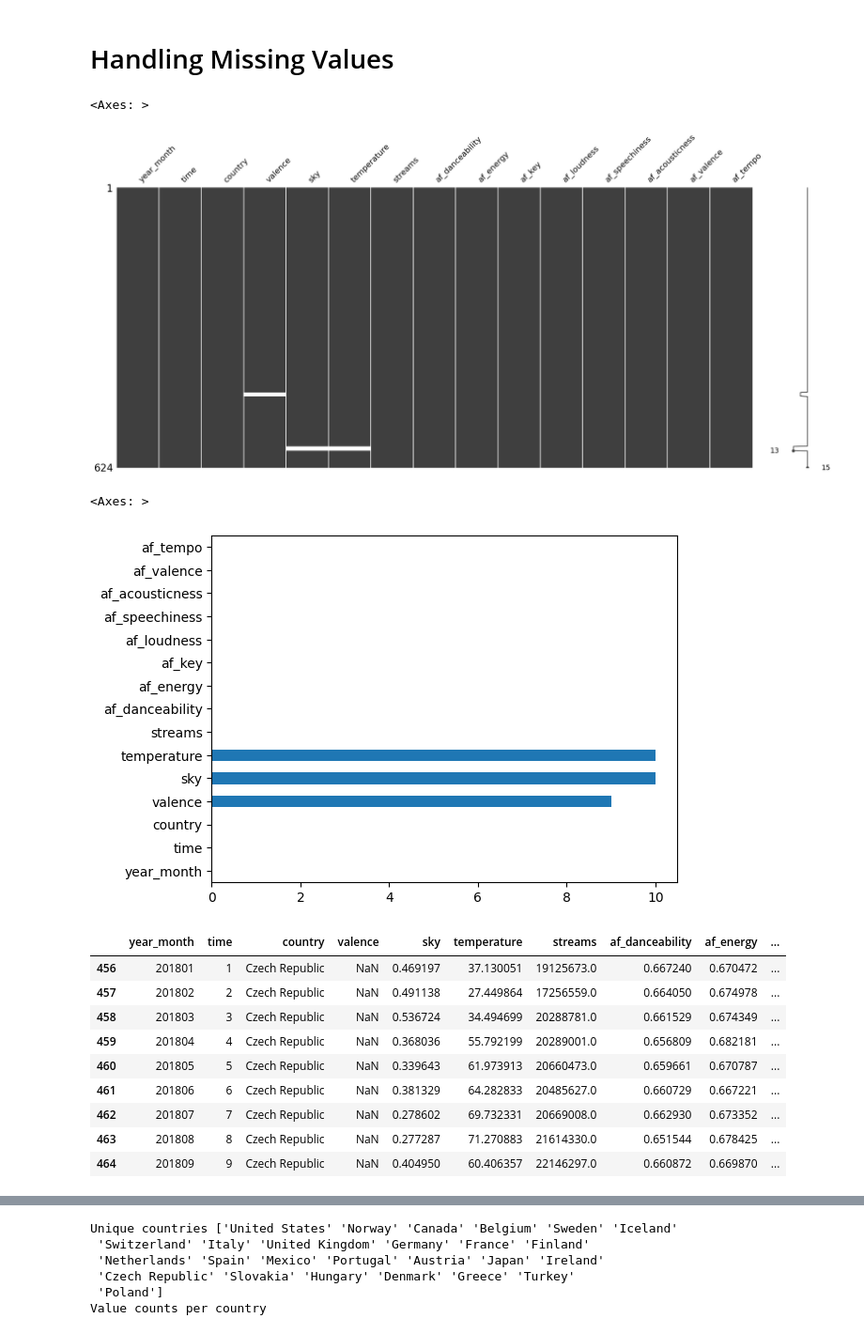
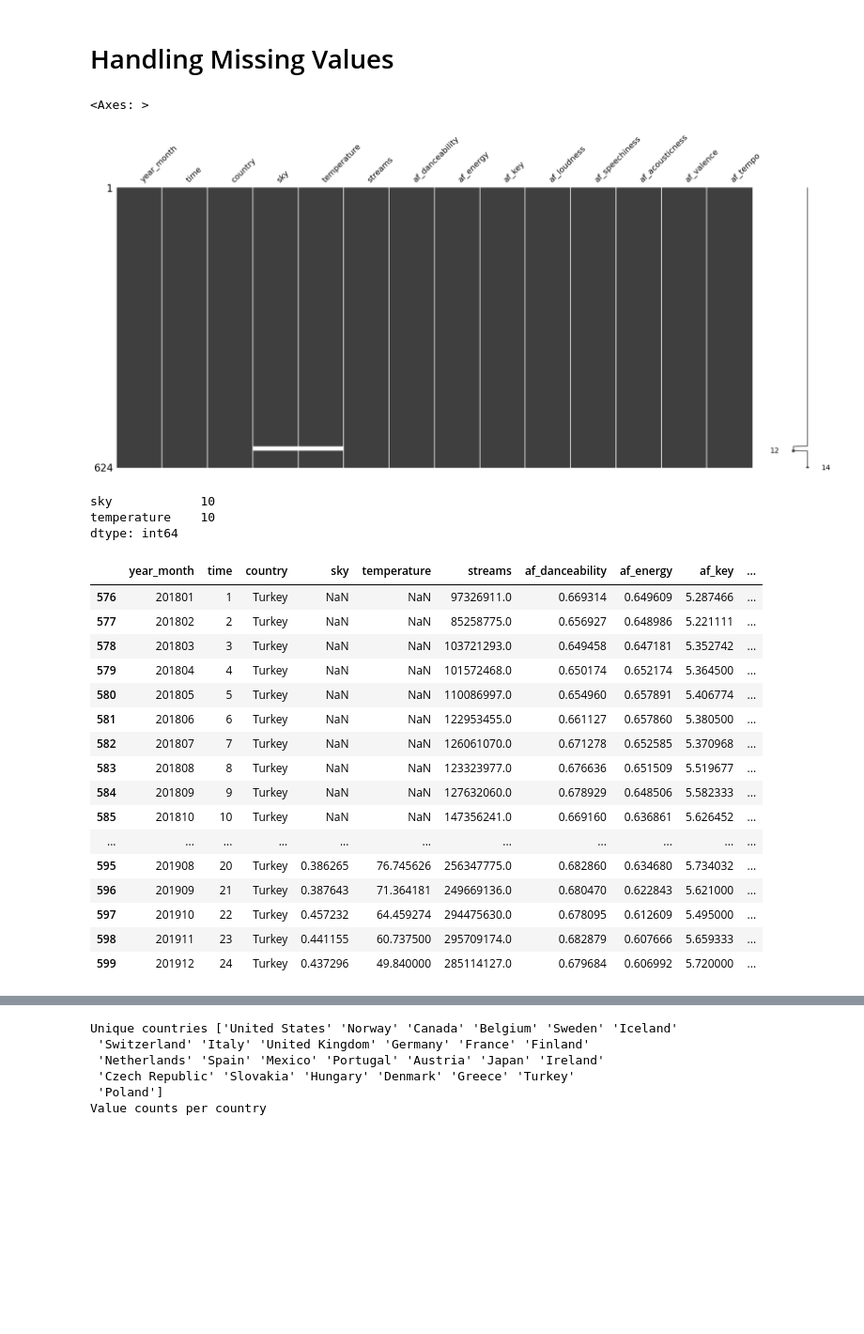
Before and after one commit to Hubert-Magdziak/Reproducible-Research-Project-2024, a Jupyter notebook: code.ipynb, the cells around one changed output, grey strips where cells are left out. Shown: that part at 94% size. Saved outputs shown, nothing was run; the diff lists cells and outputs as text; code cells hidden in the pictures; blank space fills up the shorter version.

```diff
--- a/code.ipynb
+++ b/code.ipynb
@@ -58,5 +60,6 @@ df2.head()
 # %%
 # Merge both datasets
 df = df1.merge(df2, on = ["country","year_month"])
+df.drop('valence', axis = 1, inplace = True)
 df.head()
 # %% [output]
@@ -73,22 +76,30 @@ df.head()
 msno.matrix(df)
 # %% [output]
 <Axes: >
-[figure, old version]
+[figure, new version]
 # %%
-df.isna().sum().plot(kind = "barh")
+df.isna().sum()[(df.isna().sum() > 0)]
 # %% [output]
-<Axes: >
+sky            10
+temperature    10
+dtype: int64
-[figure, removed]
 # %%
-df[df["valence"].isna()]
+df[df['country'] == 'Turkey']
 # %% [output]
-|  | year_month | time | country | valence | sky | temperature | streams | af_danceability | af_energy | ... |
-| 456 | 201801 | 1 | Czech Republic | NaN | 0.469197 | 37.130051 | 19125673.0 | 0.667240 | 0.670472 | ... |
-| 457 | 201802 | 2 | Czech Republic | NaN | 0.491138 | 27.449864 | 17256559.0 | 0.664050 | 0.674978 | ... |
-| 458 | 201803 | 3 | Czech Republic | NaN | 0.536724 | 34.494699 | 20288781.0 | 0.661529 | 0.674349 | ... |
-| 459 | 201804 | 4 | Czech Republic | NaN | 0.368036 | 55.792199 | 20289001.0 | 0.656809 | 0.682181 | ... |
-| 460 | 201805 | 5 | Czech Republic | NaN | 0.339643 | 61.973913 | 20660473.0 | 0.659661 | 0.670787 | ... |
-| 461 | 201806 | 6 | Czech Republic | NaN | 0.381329 | 64.282833 | 20485627.0 | 0.660729 | 0.667221 | ... |
-| 462 | 201807 | 7 | Czech Republic | NaN | 0.278602 | 69.732331 | 20669008.0 | 0.662930 | 0.673352 | ... |
-| 463 | 201808 | 8 | Czech Republic | NaN | 0.277287 | 71.270883 | 21614330.0 | 0.651544 | 0.678425 | ... |
-| 464 | 201809 | 9 | Czech Republic | NaN | 0.404950 | 60.406357 | 22146297.0 | 0.660872 | 0.669870 | ... |
+|  | year_month | time | country | sky | temperature | streams | af_danceability | af_energy | af_key | ... |
+| 576 | 201801 | 1 | Turkey | NaN | NaN | 97326911.0 | 0.669314 | 0.649609 | 5.287466 | ... |
+| 577 | 201802 | 2 | Turkey | NaN | NaN | 85258775.0 | 0.656927 | 0.648986 | 5.221111 | ... |
+| 578 | 201803 | 3 | Turkey | NaN | NaN | 103721293.0 | 0.649458 | 0.647181 | 5.352742 | ... |
+| 579 | 201804 | 4 | Turkey | NaN | NaN | 101572468.0 | 0.650174 | 0.652174 | 5.364500 | ... |
+| 580 | 201805 | 5 | Turkey | NaN | NaN | 110086997.0 | 0.654960 | 0.657891 | 5.406774 | ... |
+| 581 | 201806 | 6 | Turkey | NaN | NaN | 122953455.0 | 0.661127 | 0.657860 | 5.380500 | ... |
+| 582 | 201807 | 7 | Turkey | NaN | NaN | 126061070.0 | 0.671278 | 0.652585 | 5.370968 | ... |
+| 583 | 201808 | 8 | Turkey | NaN | NaN | 123323977.0 | 0.676636 | 0.651509 | 5.519677 | ... |
+| 584 | 201809 | 9 | Turkey | NaN | NaN | 127632060.0 | 0.678929 | 0.648506 | 5.582333 | ... |
+| 585 | 201810 | 10 | Turkey | NaN | NaN | 147356241.0 | 0.669160 | 0.636861 | 5.626452 | ... |
+| ... | ... | ... | ... | ... | ... | ... | ... | ... | ... | ... |
+| 595 | 201908 | 20 | Turkey | 0.386265 | 76.745626 | 256347775.0 | 0.682860 | 0.634680 | 5.734032 | ... |
+| 596 | 201909 | 21 | Turkey | 0.387643 | 71.364181 | 249669136.0 | 0.680470 | 0.622843 | 5.621000 | ... |
+| 597 | 201910 | 22 | Turkey | 0.457232 | 64.459274 | 294475630.0 | 0.678095 | 0.612609 | 5.495000 | ... |
+| 598 | 201911 | 23 | Turkey | 0.441155 | 60.737500 | 295709174.0 | 0.682879 | 0.607666 | 5.659333 | ... |
+| 599 | 201912 | 24 | Turkey | 0.437296 | 49.840000 | 285114127.0 | 0.679684 | 0.606992 | 5.720000 | ... |
```
Also changed, not shown: parts of 8 cells of this notebook.
